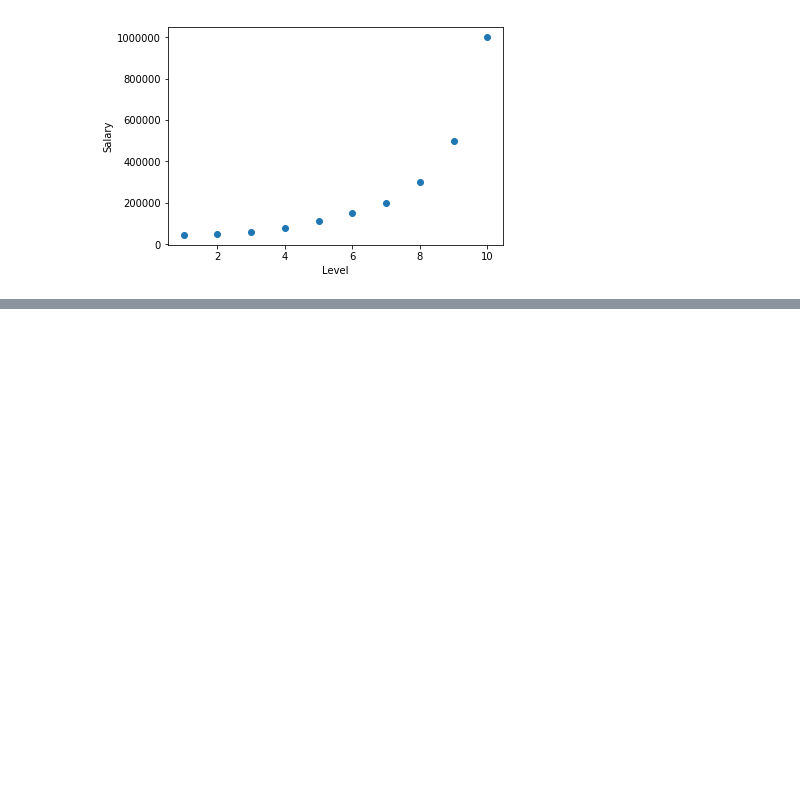
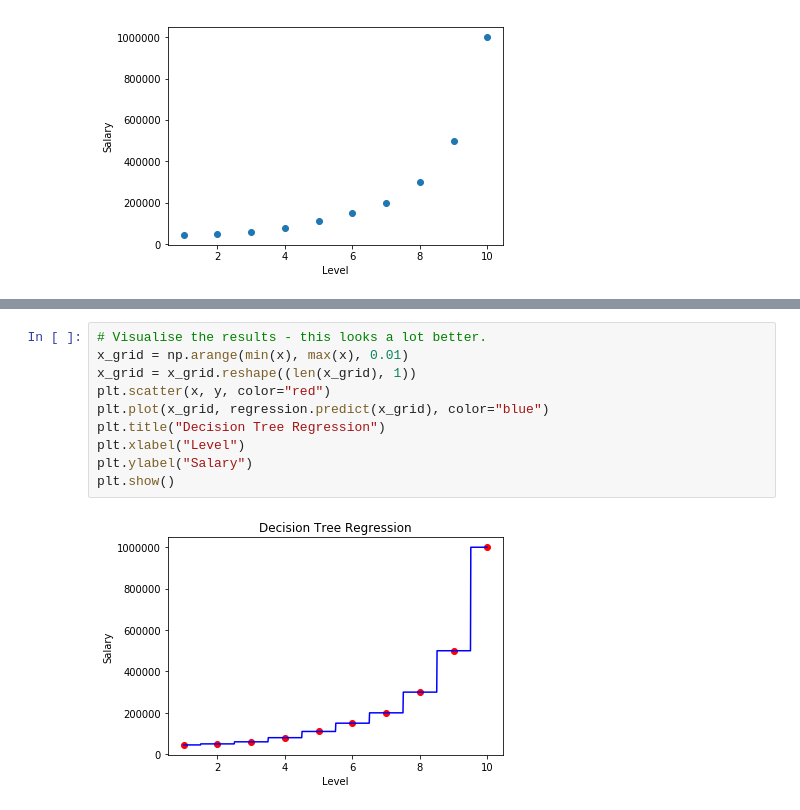
Before and after one commit to IVIURRAY/Machine-Learning-Playground, a Jupyter notebook: 2.0 - Regression/decision_tree_regression.ipynb, the cells around one changed output, grey strips where cells are left out. Cells and saved outputs as stored; diff of their text form; blank space fills up the shorter version.

```diff
--- a/2.0 - Regression/decision_tree_regression.ipynb
+++ b/2.0 - Regression/decision_tree_regression.ipynb
@@ -50,0 +84,12 @@ plt.show()
+# %%
+# Visualise the results - this looks a lot better.
+x_grid = np.arange(min(x), max(x), 0.01)
+x_grid = x_grid.reshape((len(x_grid), 1))
+plt.scatter(x, y, color="red")
+plt.plot(x_grid, regression.predict(x_grid), color="blue")
+plt.title("Decision Tree Regression")
+plt.xlabel("Level")
+plt.ylabel("Salary")
+plt.show()
+# %% [output]
+[figure, added]
```
Also changed, not shown: parts of 5 cells of this notebook.
